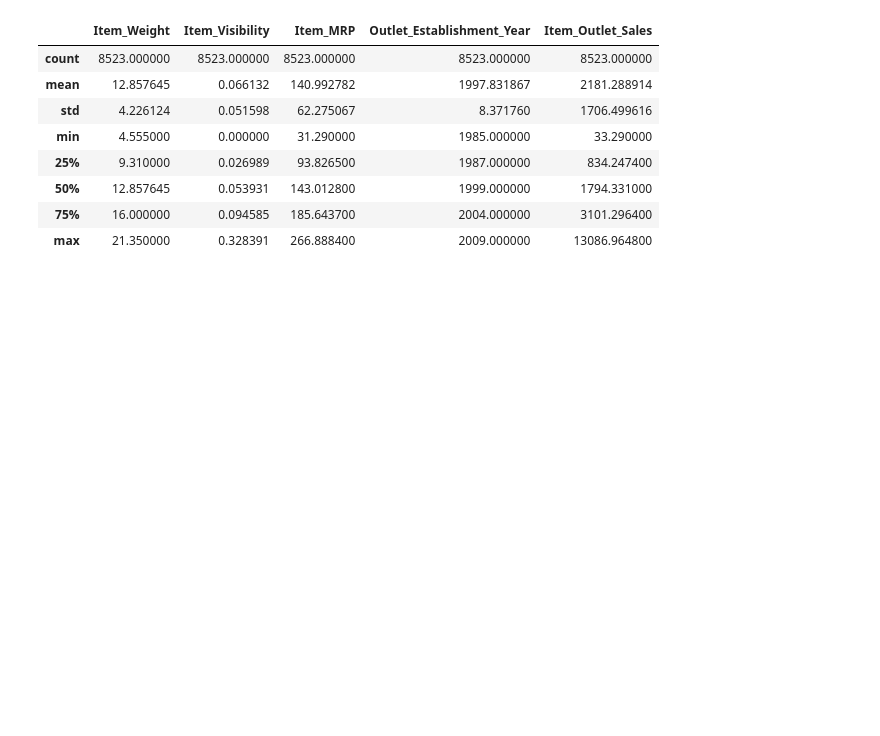
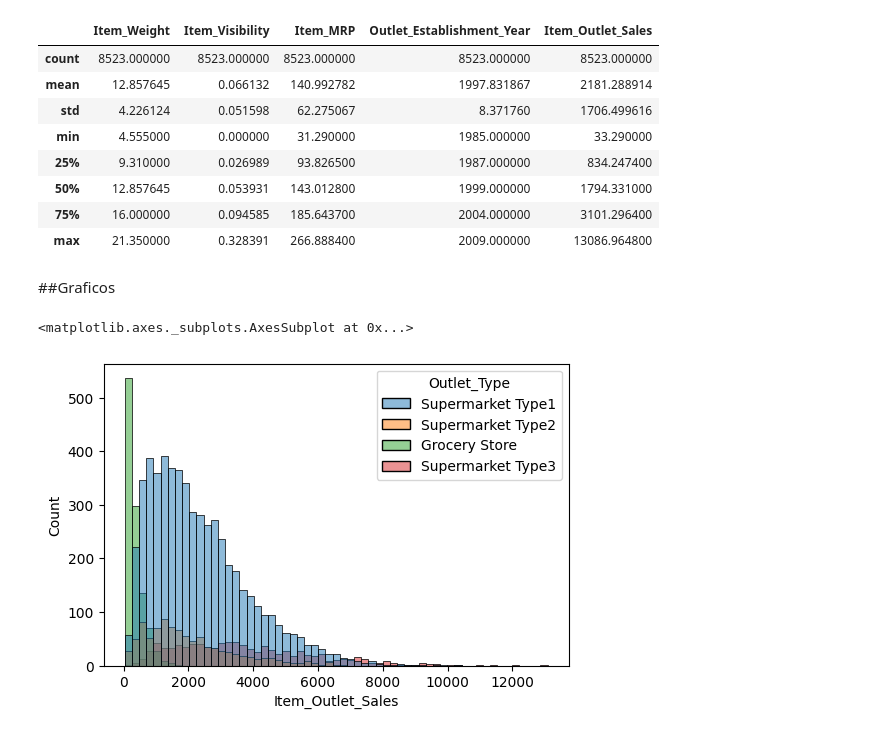
Before and after one commit to Balgem/predicciones-de-ventas-alimenticias, a Jupyter notebook: predicciones_de_ventas_alimenticias.ipynb, the cells around one changed output. Saved outputs shown, nothing was run; the diff lists cells and outputs as text; code cells hidden in the pictures; blank space fills up the shorter version.

```diff
--- a/predicciones_de_ventas_alimenticias.ipynb
+++ b/predicciones_de_ventas_alimenticias.ipynb
@@ -119,3 +122,14 @@ df.describe()
 | 50% | 12.857645 | 0.053931 | 143.012800 | 1999.000000 | 1794.331000 |
 | 75% | 16.000000 | 0.094585 | 185.643700 | 2004.000000 | 3101.296400 |
 | max | 21.350000 | 0.328391 | 266.888400 | 2009.000000 | 13086.964800 |
+# %% [markdown]
+##Graficos
+# %%
+plt.figure(dpi=100)
+sns.histplot(data = df, x='Item_Outlet_Sales', color = 'orange', hue ='Outlet_Type')
+#sns.histplot(data = df, x='Percentage of Dog Owners', color = 'blue')
+
+#plt.show()
+# %% [output]
+<matplotlib.axes._subplots.AxesSubplot at 0x...>
+[figure, added]
```
Also changed, not shown: parts of 5 cells of this notebook.
